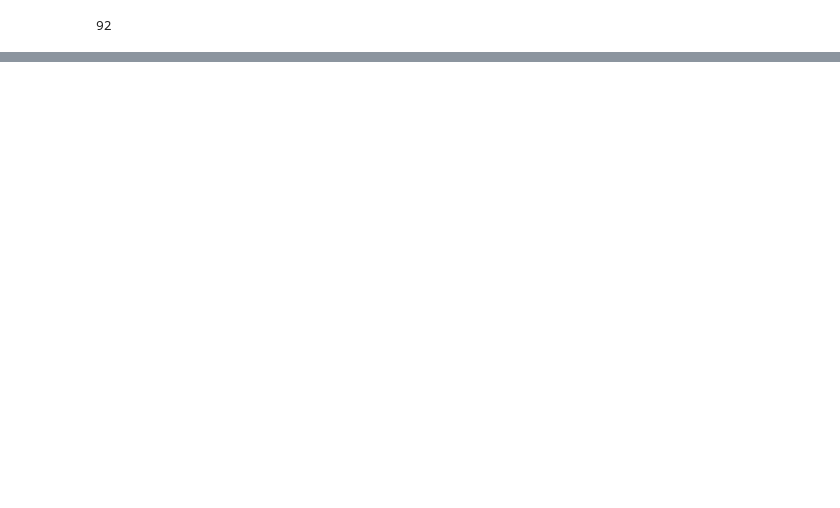
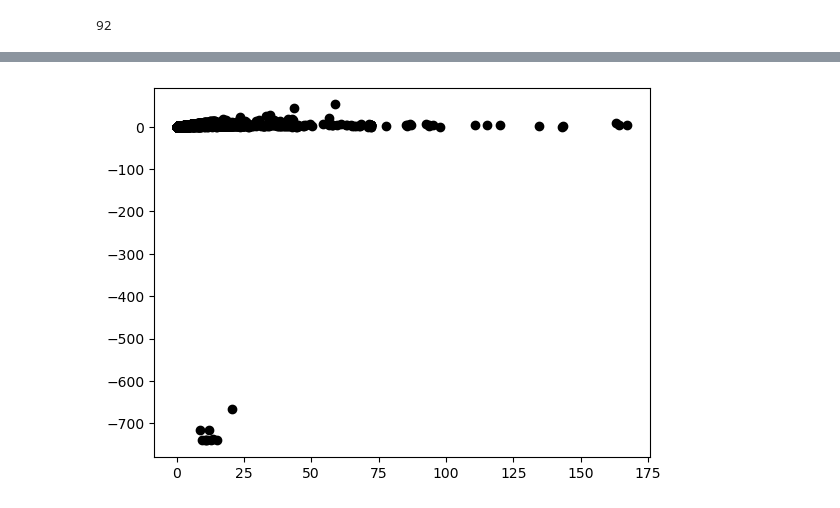
Before and after one commit to Stemt/DS-groep-6, a Jupyter notebook: Case-3/case_3.ipynb, the cells around one changed output, grey strips where cells are left out. Saved outputs shown, nothing was run; the diff lists cells and outputs as text; code cells hidden in the pictures; blank space fills up the shorter version.

```diff
--- a/Case-3/case_3.ipynb
+++ b/Case-3/case_3.ipynb
@@ -58,0 +63,3 @@ len(client.get_metadata("m9d7-ebf2")['columns'])
+# %%
+laadpaal = pd.read_csv("data/laadpaaldata.csv")
+print(laadpaal)
@@ -58,0 +191,9 @@ len(client.get_metadata("m9d7-ebf2")['columns'])
+# %%
+#Scatterplot maken voor overzicht
+
+import matplotlib.pyplot as plt
+
+plt.scatter(laadpaal['ConnectedTime'], laadpaal["ChargeTime"], color='black')
+plt.show()
+# %% [output]
+[figure, added]
```
Also changed, not shown: parts of 33 cells of this notebook, 2 other files.
